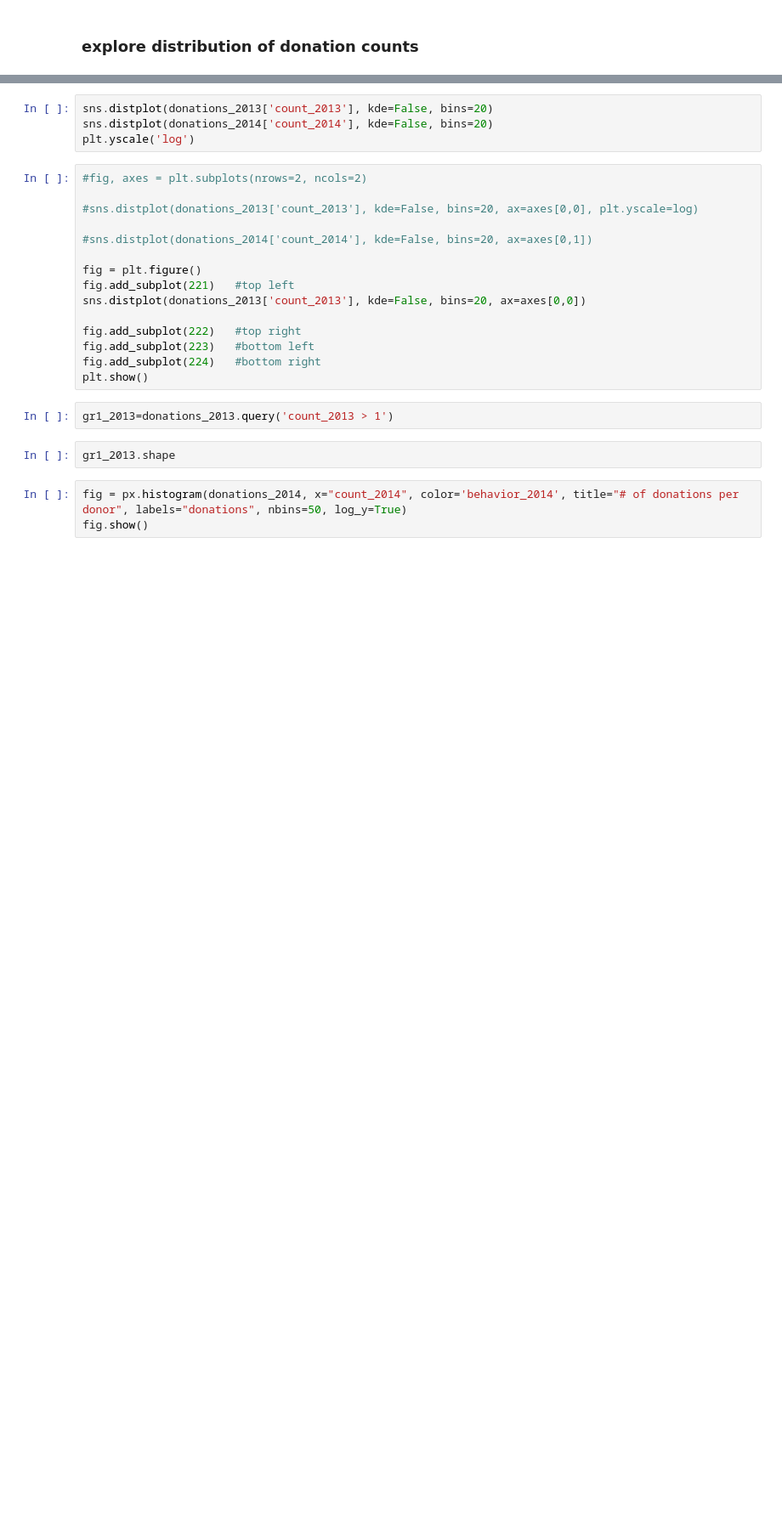
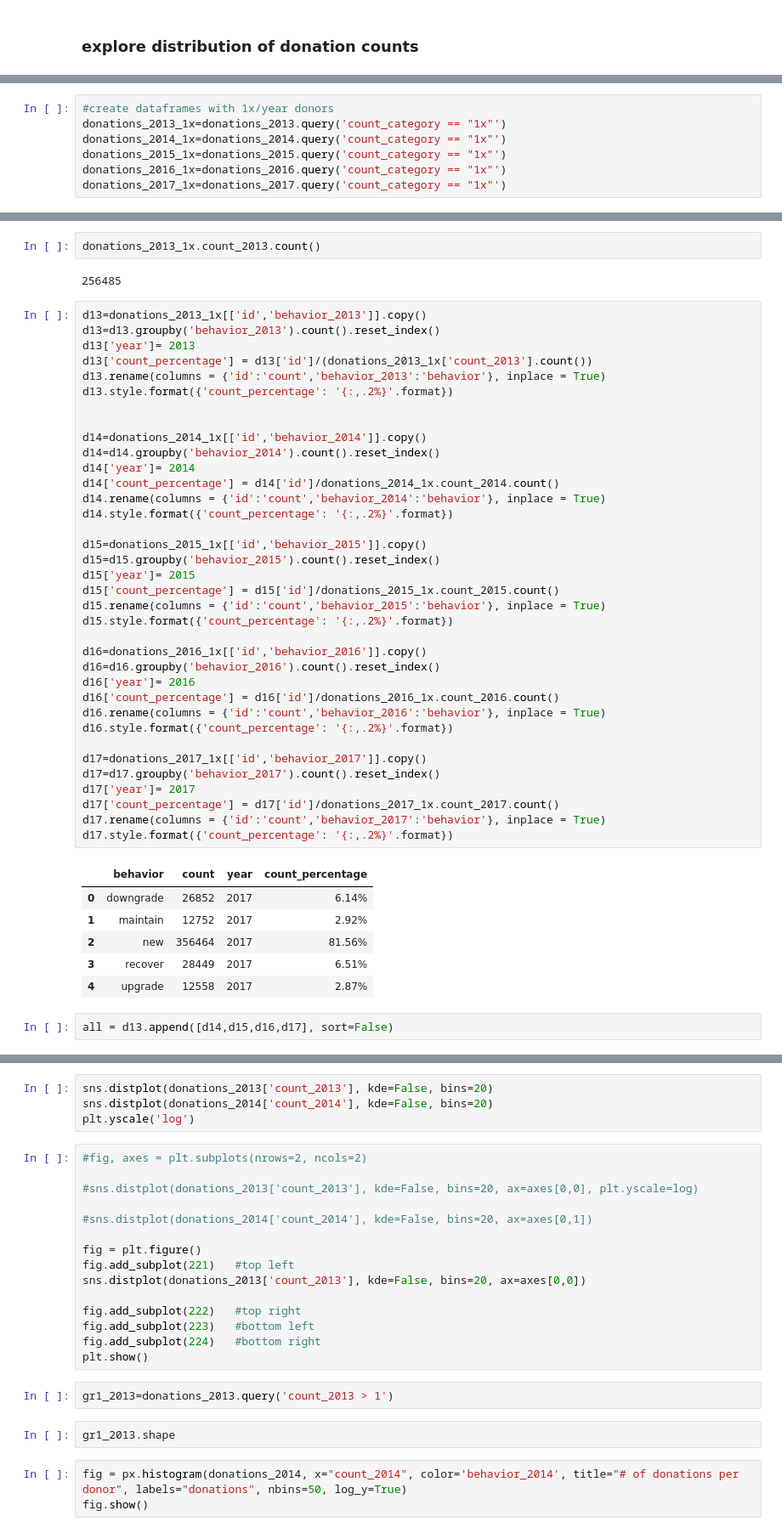
Before and after one commit to erinmarieanderson/donations, a Jupyter notebook: notebooks/4_analysis_by_contribution_amount.ipynb, the cells around one changed output, grey strips where cells are left out. Shown at 85% size. Saved outputs shown, nothing was run; the diff lists cells and outputs as text; blank space fills up the shorter version.

```diff
--- a/notebooks/4_analysis_by_contribution_amount.ipynb
+++ b/notebooks/4_analysis_by_contribution_amount.ipynb
@@ -197,0 +207,7 @@ donations_2013.query('count_2013 > 4').count()['id']/donations_2013['id'].count(
+# %%
+#create dataframes with 1x/year donors
+donations_2013_1x=donations_2013.query('count_category == "1x"')
+donations_2014_1x=donations_2014.query('count_category == "1x"')
+donations_2015_1x=donations_2015.query('count_category == "1x"')
+donations_2016_1x=donations_2016.query('count_category == "1x"')
+donations_2017_1x=donations_2017.query('count_category == "1x"')
@@ -197,0 +247,49 @@ donations_2013.query('count_2013 > 4').count()['id']/donations_2013['id'].count(
+# %%
+donations_2013_1x.count_2013.count()
+# %% [output]
+256485
+# %%
+d13=donations_2013_1x[['id','behavior_2013']].copy()
+d13=d13.groupby('behavior_2013').count().reset_index()
+d13['year']= 2013
+d13['count_percentage'] = d13['id']/(donations_2013_1x['count_2013'].count())
+d13.rename(columns = {'id':'count','behavior_2013':'behavior'}, inplace = True)
+d13.style.format({'count_percentage': '{:,.2%}'.format})
+
+
+d14=donations_2014_1x[['id','behavior_2014']].copy()
+d14=d14.groupby('behavior_2014').count().reset_index()
+d14['year']= 2014
+d14['count_percentage'] = d14['id']/donations_2014_1x.count_2014.count()
+d14.rename(columns = {'id':'count','behavior_2014':'behavior'}, inplace = True)
+d14.style.format({'count_percentage': '{:,.2%}'.format})
+
+d15=donations_2015_1x[['id','behavior_2015']].copy()
+d15=d15.groupby('behavior_2015').count().reset_index()
+d15['year']= 2015
+d15['count_percentage'] = d15['id']/donations_2015_1x.count_2015.count()
+d15.rename(columns = {'id':'count','behavior_2015':'behavior'}, inplace = True)
+d15.style.format({'count_percentage': '{:,.2%}'.format})
+
+d16=donations_2016_1x[['id','behavior_2016']].copy()
+d16=d16.groupby('behavior_2016').count().reset_index()
+d16['year']= 2016
+d16['count_percentage'] = d16['id']/donations_2016_1x.count_2016.count()
+d16.rename(columns = {'id':'count','behavior_2016':'behavior'}, inplace = True)
+d16.style.format({'count_percentage': '{:,.2%}'.format})
+
+d17=donations_2017_1x[['id','behavior_2017']].copy()
+d17=d17.groupby('behavior_2017').count().reset_index()
+d17['year']= 2017
+d17['count_percentage'] = d17['id']/donations_2017_1x.count_2017.count()
+d17.rename(columns = {'id':'count','behavior_2017':'behavior'}, inplace = True)
+d17.style.format({'count_percentage': '{:,.2%}'.format})
+# %% [output]
+|  | behavior | count | year | count_percentage |
+| 0 | downgrade | 26852 | 2017 | 6.14% |
+| 1 | maintain | 12752 | 2017 | 2.92% |
+| 2 | new | 356464 | 2017 | 81.56% |
+| 3 | recover | 28449 | 2017 | 6.51% |
+| 4 | upgrade | 12558 | 2017 | 2.87% |
+# %%
+all = d13.append([d14,d15,d16,d17], sort=False)
```
Also changed, not shown: parts of 27 cells of this notebook, 2 other files.
